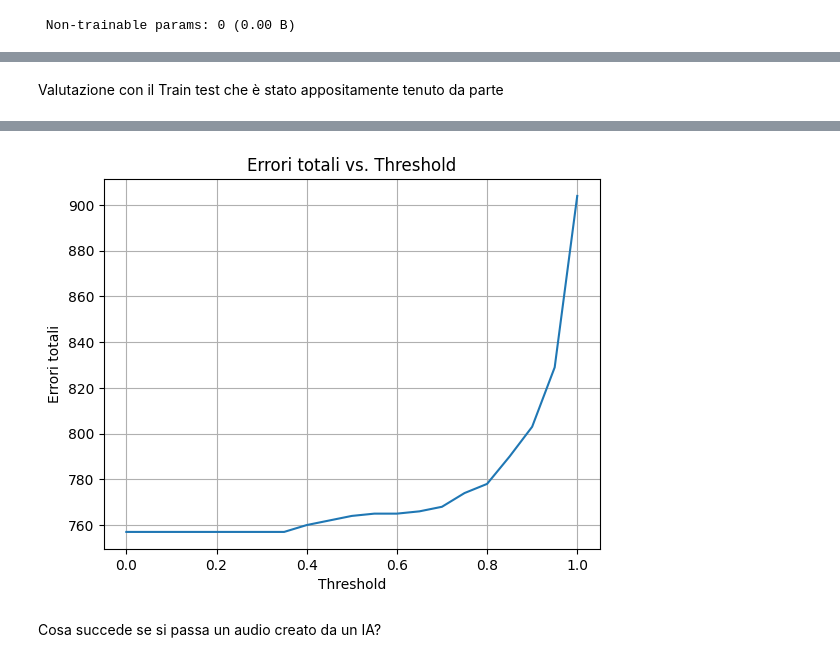
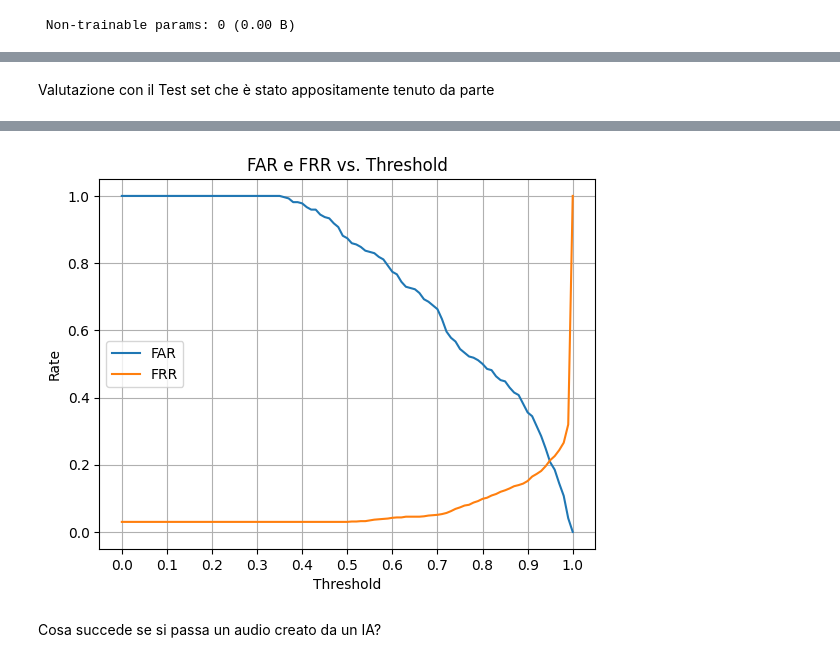
Before and after one commit to Gasspire/AppuntiUni, a Jupyter notebook: Speaker_Recognition_Validazione.ipynb, the cells around one changed output, grey strips where cells are left out. Cells and saved outputs as stored; diff of their text form; code cells hidden in the pictures.

```diff
--- a/Speaker_Recognition_Validazione.ipynb
+++ b/Speaker_Recognition_Validazione.ipynb
@@ -159,14 +146,12 @@ def paths_and_labels_to_dataset(audio_paths, labels): #prende la lista di audio
     label_ds = tf.data.Dataset.from_tensor_slices(labels)
     return tf.data.Dataset.zip((audio_ds, label_ds))
 
-def predict_with_threshold(audio_batch, threshold=0.5):
-  predictions = model.predict(audio_batch)
+def predict_with_threshold(audio_batch, threshold):
+  predictions = model.predict(audio_batch, verbose=0)
   predicted_labels = np.argmax(predictions, axis=1)
-  # Applica il threshold alle probabilità predette
   predicted_probabilities = np.max(predictions, axis=1)
-  predicted_labels[predicted_probabilities < threshold] = -1  # -1 per "altro"
+  predicted_labels[predicted_probabilities <= threshold] = -1  # -1 per "altro"
   return predicted_labels
-
 
 def path_to_audio(path):#questa funzione legge e decodifica un file audio nel path specificato
     """Reads and decodes an audio file."""
@@ -422,54 +400,51 @@ Epoch 19/50
 # %% [markdown]
-Valutazione con il Train test che è stato appositamente tenuto da parte
+Valutazione con il Test set che è stato appositamente tenuto da parte
 # %%
 import matplotlib.pyplot as plt
 from sklearn.metrics import confusion_matrix
 
-def predict_with_threshold(audio_batch, threshold=0.5):
-  predictions = model.predict(audio_batch, verbose=0)
-  predicted_labels = np.argmax(predictions, axis=1)
-  predicted_probabilities = np.max(predictions, axis=1)
-  predicted_labels[predicted_probabilities < threshold] = -1  # -1 per "altro"
-  return predicted_labels
+# Lista di threshold da testare
+thresholds = np.arange(0, 1.01, 0.01)
 
-# Lista di threshold da testare
-thresholds = np.arange(0, 1.05, 0.05)
-
-# Lista per memorizzare gli errori totali per ogni threshold
-total_errors_list = []
+# Liste per memorizzare FAR e FRR per ogni threshold
+far_list = []
+frr_list = []
 
 for threshold in thresholds:
-  y_true = []
-  y_pred = []
-  impostor_correct_count = 0 # Contatore per gli impostori riconosciuti correttamente
+    y_true = []
+    y_pred = []
+    impostor_correct_count = 0  # Contatore per gli impostori riconosciuti correttamente
+    false_rejection_count = 0
 
-  for audio_batch, label_batch in test_ds:
-    predicted_labels = predict_with_threshold(audio_batch, threshold)
-    y_true.extend(label_batch.numpy())
-    y_pred.extend(predicted_labels)
+    for audio_batch, label_batch in test_ds:
+        predicted_labels = predict_with_threshold(audio_batch, threshold)
+        y_true.extend(label_batch.numpy())
+        y_pred.extend(predicted_labels)
 
-    # Conta gli impostori riconosciuti correttamente
-    for true_label, predicted_label in zip(label_batch.numpy(), predicted_labels):
-      if true_label == 42 and predicted_label == -1:  # 42 è l'etichetta degli impostori
-        impostor_correct_count += 1
+        # Conta gli impostori riconosciuti correttamente
+        for true_label, predicted_label in zip(label_batch.numpy(), predicted_labels):
+            if true_label == 42 and predicted_label != -1:  # Se l'impostore non viene riconosciuto come tale
+                impostor_correct_count += 1
+            elif true_label != 42 and (predicted_label != true_label or predicted_label == -1):  # Registra i falsi rifiuti
+                false_rejection_count += 1
 
-  # Calcola la matrice di confusione
-  all_labels = list(range(len(class_names))) + [-1]
-  cm = confusion_matrix(y_true, y_pred, labels=all_labels)
+    # Calcola FAR e FRR
+    far = impostor_correct_count / num_impostor_audio_paths
+    frr = false_rejection_count / (num_test_samples)  # Numero di autentici
+#    print(f"Il numero di false rejection è di {false_rejection_count} su {num_test_samples}")
+#    print(f"Threshold: {threshold:.2f}, FAR: {far:.4f}, FRR: {frr:.4f}")
 
-  # Calcola gli errori totali
-  total_samples = np.sum(cm)
-  total_errors = total_samples - np.trace(cm)
-  total_errors_list.append(total_errors)
-
-  # Stampa il numero di impostori riconosciuti correttamente per questo threshold
-  print(f"Threshold: {threshold:.2f}, Impostori riconosciuti come tali: {impostor_correct_count} su {num_impostor_audio_paths}")
+    far_list.append(far)
+    frr_list.append(frr)
 
 # Crea il grafico
-plt.plot(thresholds, total_errors_list)
+plt.plot(thresholds, far_list, label='FAR')
+plt.plot(thresholds, frr_list, label='FRR')
 plt.xlabel("Threshold")
-plt.ylabel("Errori totali")
-plt.title("Errori totali vs. Threshold")
+plt.ylabel("Rate")
+plt.title("FAR e FRR vs. Threshold")
+plt.legend()
 plt.grid(True)
+plt.xticks(np.arange(min(thresholds), max(thresholds) + 0.10, 0.10))
 plt.show()
 # %% [output]
@@ -493,4 +451,4 @@ Threshold: 1.00, Impostori riconosciuti come tali: 270 su 270
-[figure, old version]
+[figure, new version]
 # %% [markdown]
 Cosa succede se si passa un audio creato da un IA?
 # %%
```
Also changed, not shown: parts of 8 cells of this notebook.
